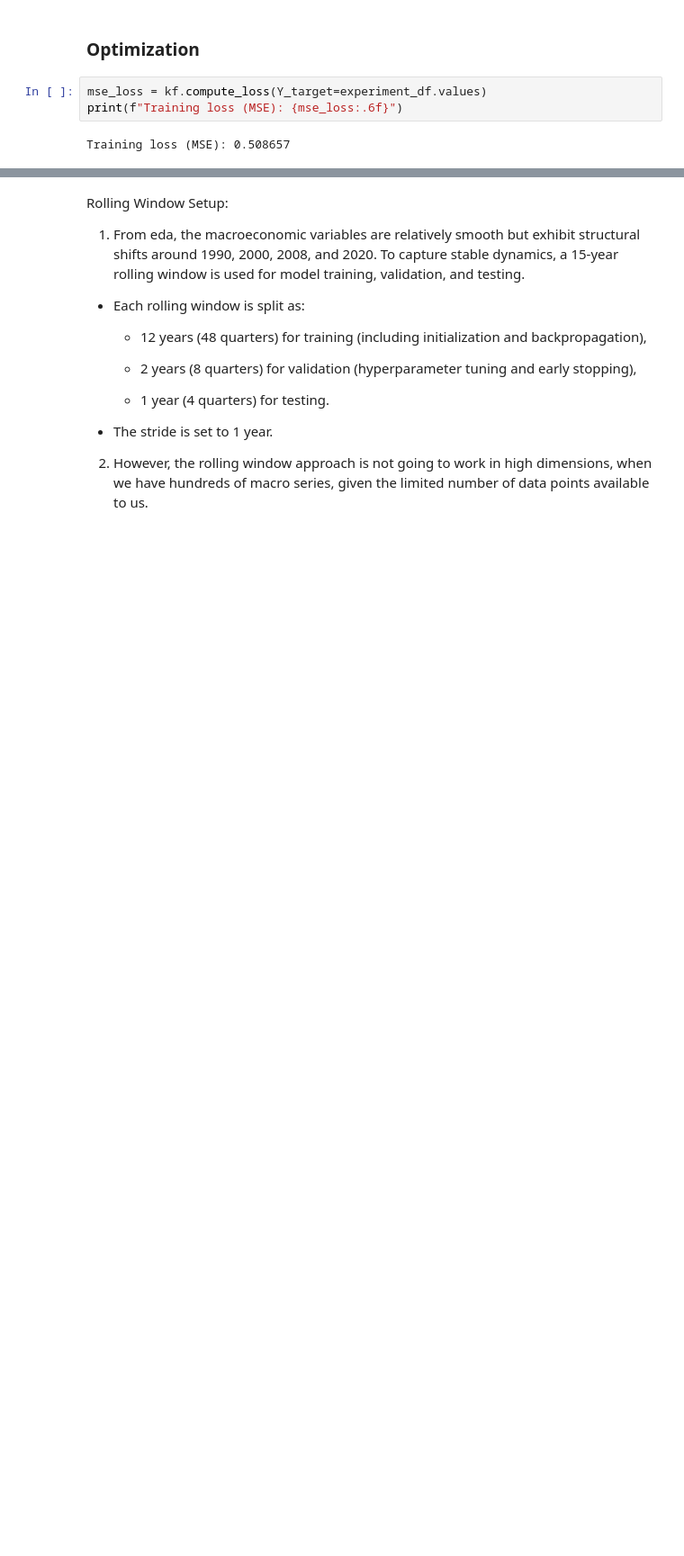
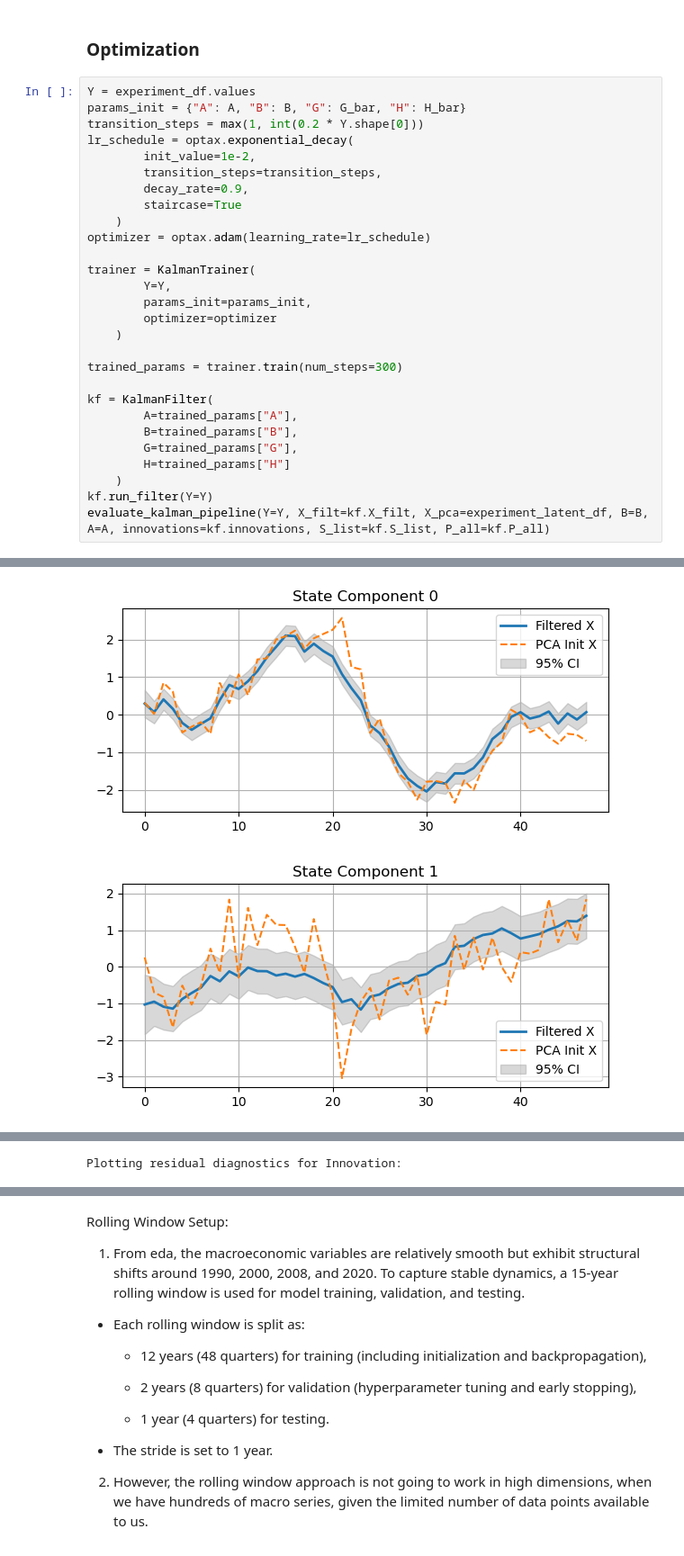
Before and after one commit to lexie-z/macro-model, a Jupyter notebook: playground.ipynb, the cells around one changed output, grey strips where cells are left out. Shown at 90% size. Drawn from its saved outputs; the diff is of its cells as text; blank space fills up the shorter version.

Commit message:
Phase 1 of Optimizer

```diff
--- a/playground.ipynb
+++ b/playground.ipynb
@@ -459,8 +463,32 @@ In the experiment run, we identify following issues:
     - confirm the necessity of rolling window setup?
 # %% [markdown]
 ### Optimization
-# %%
-mse_loss = kf.compute_loss(Y_target=experiment_df.values)
-print(f"Training loss (MSE): {mse_loss:.6f}")
-# %% [output]
-Training loss (MSE): 0.508657
+# %%
+Y = experiment_df.values
+params_init = {"A": A, "B": B, "G": G_bar, "H": H_bar}
+transition_steps = max(1, int(0.2 * Y.shape[0]))
+lr_schedule = optax.exponential_decay(
+        init_value=1e-2,
+        transition_steps=transition_steps,
+        decay_rate=0.9,
+        staircase=True
+    )
+optimizer = optax.adam(learning_rate=lr_schedule)
+
+trainer = KalmanTrainer(
+        Y=Y,
+        params_init=params_init,
+        optimizer=optimizer
+    )
+
+trained_params = trainer.train(num_steps=300)
+
+kf = KalmanFilter(
+        A=trained_params["A"],
+        B=trained_params["B"],
+        G=trained_params["G"],
+        H=trained_params["H"]
+    )
+kf.run_filter(Y=Y)
+evaluate_kalman_pipeline(Y=Y, X_filt=kf.X_filt, X_pca=experiment_latent_df, B=B, A=A, innovations=kf.innovations, S_list=kf.S_list, P_all=kf.P_all)
+# %% [output]
@@ -466,0 +512,2 @@ Training loss (MSE): 0.508657
+[figure, added]
+[figure, added]
@@ -466,0 +524 @@ Training loss (MSE): 0.508657
+Plotting residual diagnostics for Innovation:
```
Also changed, not shown: parts of 10 cells of this notebook, 3 other files.
